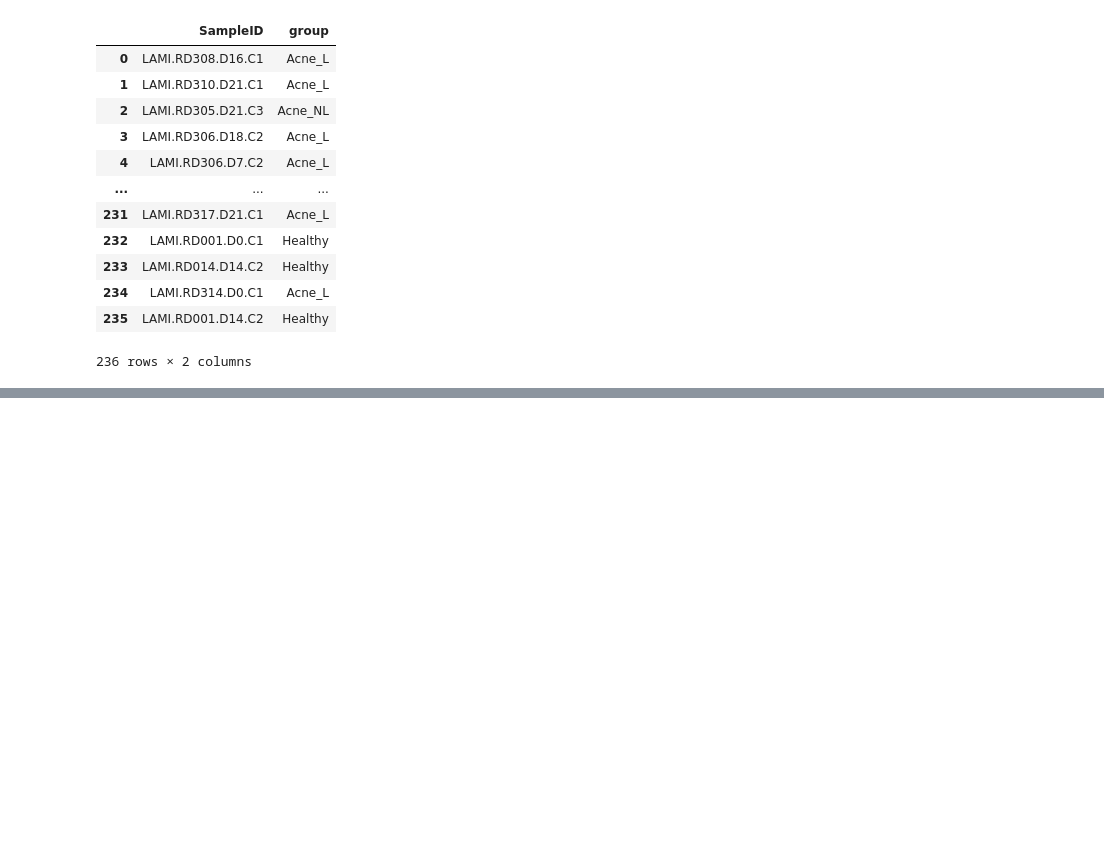
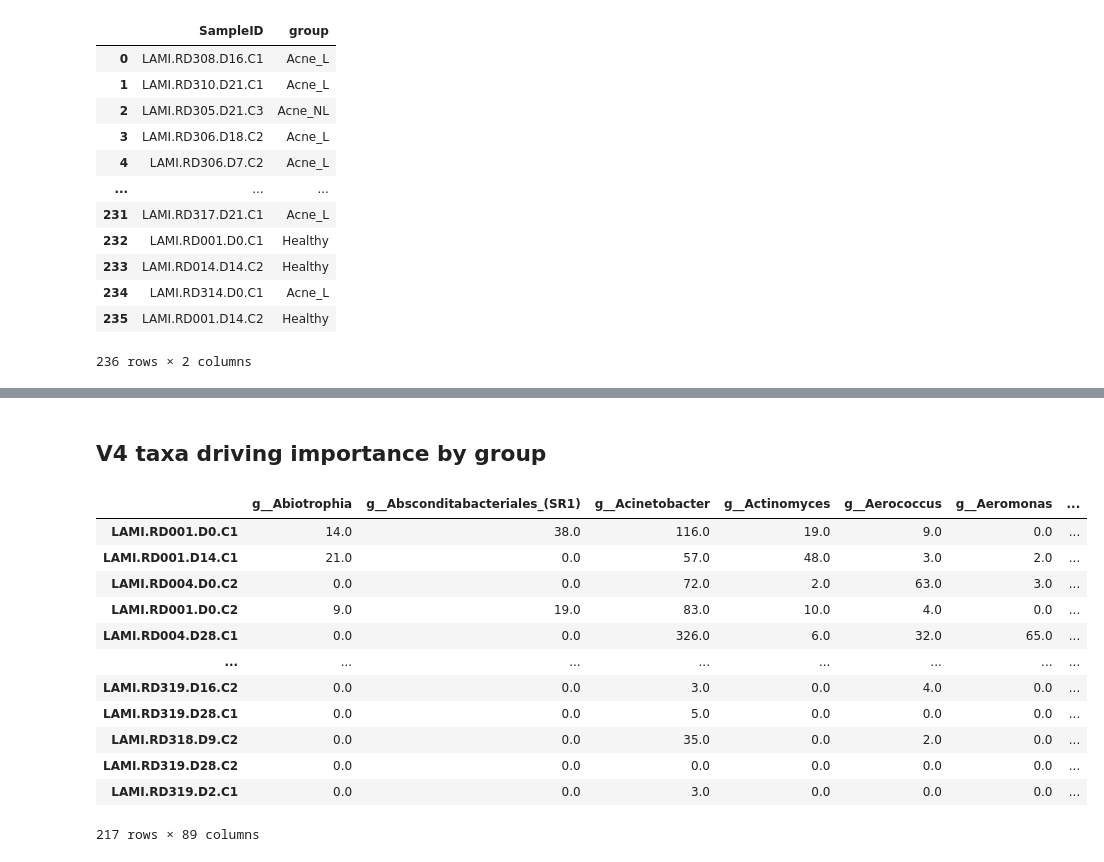
Before and after one commit to knightlab-analyses/Acne_Longitudinal_Microbiome, a Jupyter notebook: Notebooks/16S_random_forest.ipynb, the cells around one changed output, grey strips where cells are left out. Saved outputs shown, nothing was run; the diff lists cells and outputs as text; code cells hidden in the pictures; blank space fills up the shorter version.

```diff
--- a/Notebooks/16S_random_forest.ipynb
+++ b/Notebooks/16S_random_forest.ipynb
@@ -527,0 +502,26 @@ plt.savefig('../Figures/16S_Figures/primer_comparison/rclr_driving_taxa_lineplot
+# %% [markdown]
+## V4 taxa driving importance by group
+# %%
+# Load the BIOM table
+biom_file = "../Data/16S/Tables/16S_V4_Genus_collapsed_absolute.biom"
+table = load_table(biom_file)
+
+biom_df = pd.DataFrame(table.matrix_data.toarray(),
+                       index=table.ids(axis='observation'),
+                       columns=table.ids(axis='sample'))
+biom_df = biom_df.T
+biom_df
+# %% [output]
+|  | g__Abiotrophia | g__Absconditabacteriales_(SR1) | g__Acinetobacter | g__Actinomyces | g__Aerococcus | g__Aeromonas | ... |
+| LAMI.RD001.D0.C1 | 14.0 | 38.0 | 116.0 | 19.0 | 9.0 | 0.0 | ... |
+| LAMI.RD001.D14.C1 | 21.0 | 0.0 | 57.0 | 48.0 | 3.0 | 2.0 | ... |
+| LAMI.RD004.D0.C2 | 0.0 | 0.0 | 72.0 | 2.0 | 63.0 | 3.0 | ... |
+| LAMI.RD001.D0.C2 | 9.0 | 19.0 | 83.0 | 10.0 | 4.0 | 0.0 | ... |
+| LAMI.RD004.D28.C1 | 0.0 | 0.0 | 326.0 | 6.0 | 32.0 | 65.0 | ... |
+| ... | ... | ... | ... | ... | ... | ... | ... |
+| LAMI.RD319.D16.C2 | 0.0 | 0.0 | 3.0 | 0.0 | 4.0 | 0.0 | ... |
+| LAMI.RD319.D28.C1 | 0.0 | 0.0 | 5.0 | 0.0 | 0.0 | 0.0 | ... |
+| LAMI.RD318.D9.C2 | 0.0 | 0.0 | 35.0 | 0.0 | 2.0 | 0.0 | ... |
+| LAMI.RD319.D28.C2 | 0.0 | 0.0 | 0.0 | 0.0 | 0.0 | 0.0 | ... |
+| LAMI.RD319.D2.C1 | 0.0 | 0.0 | 3.0 | 0.0 | 0.0 | 0.0 | ... |
+217 rows × 89 columns
```
Also changed, not shown: parts of 22 cells of this notebook, 23 other files.
